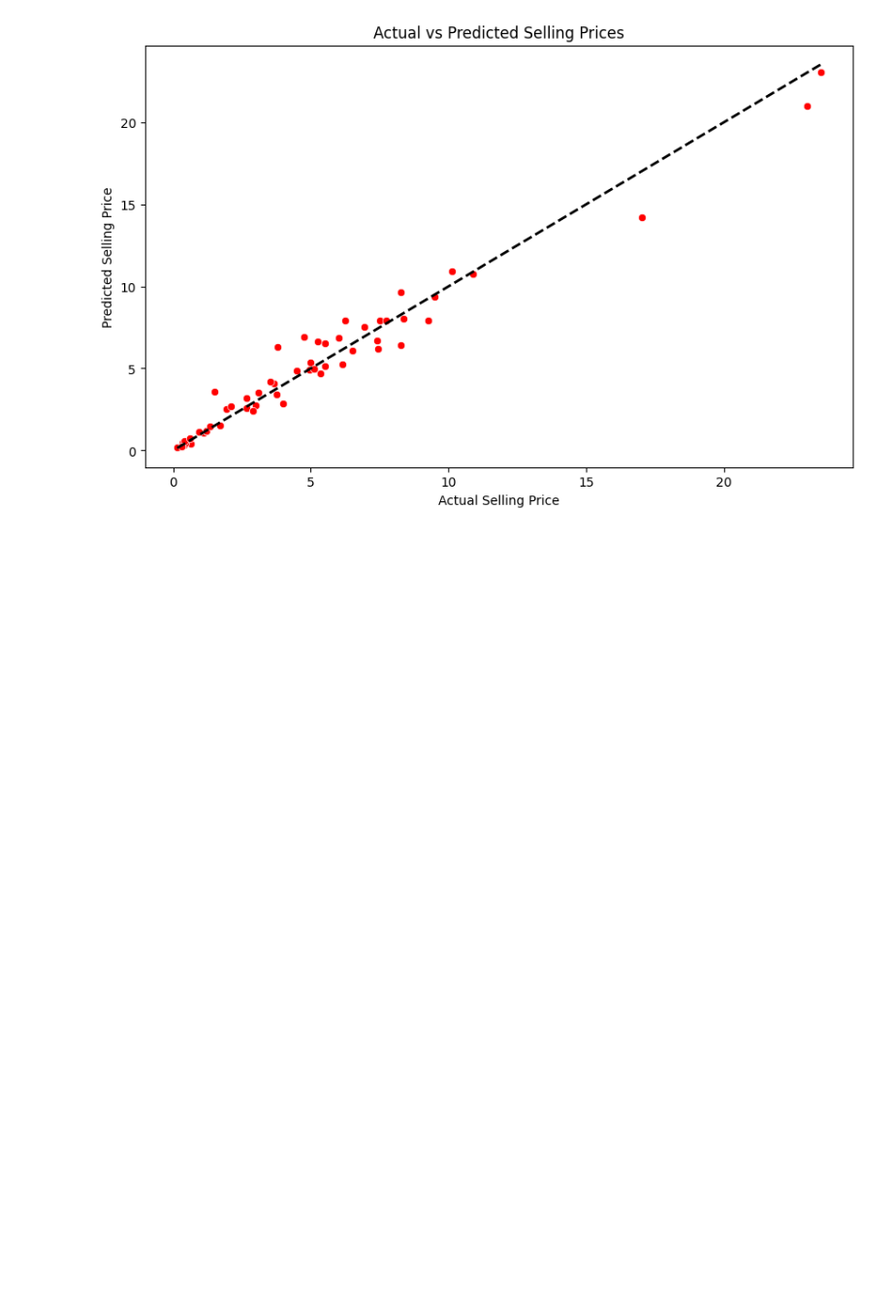
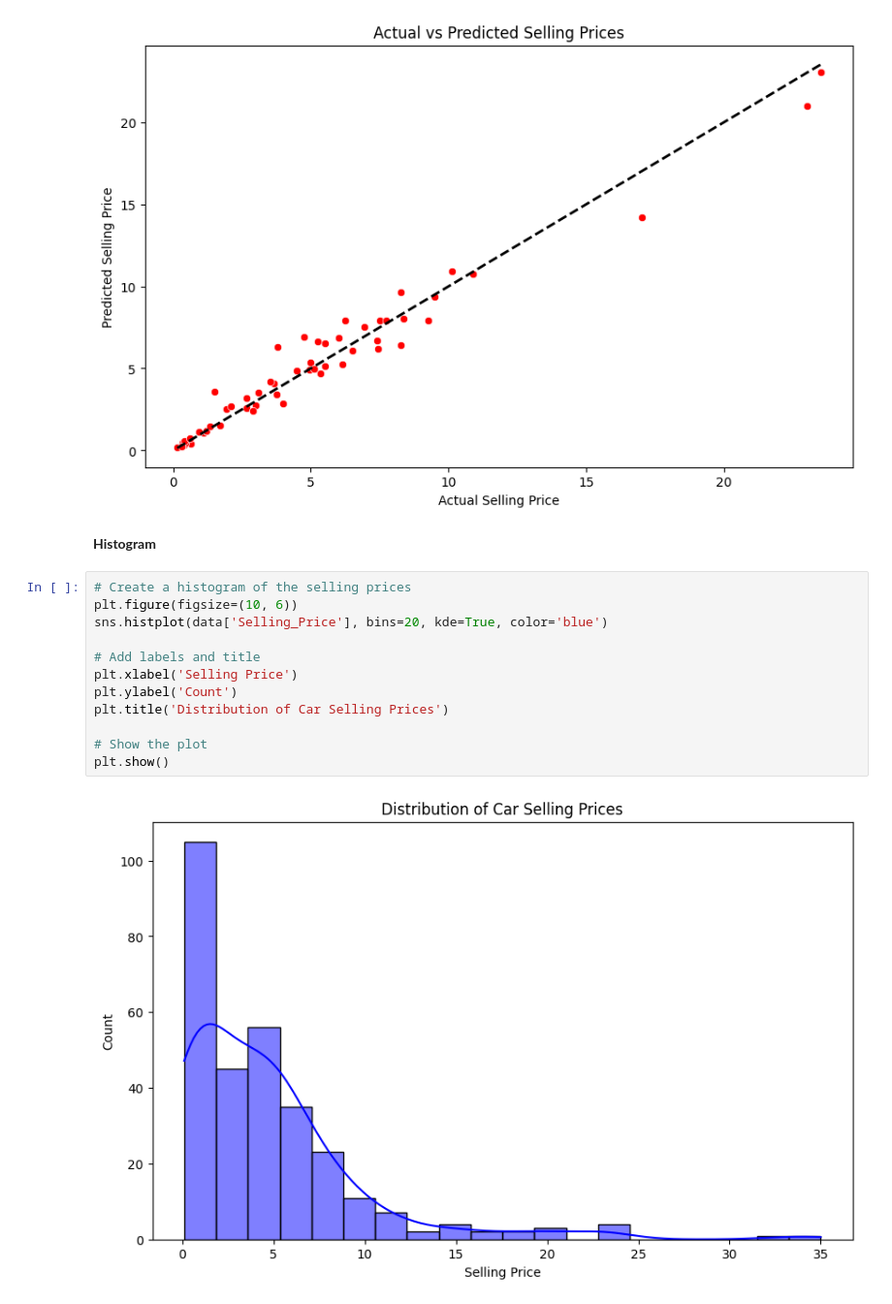
Before and after one commit to Rajdip-projects/OIBSIP, a Jupyter notebook: Car_prediction.ipynb, the cells around one changed output. Shown: that part at 97% size. Cells and saved outputs as stored; diff of their text form; blank space fills up the shorter version.

```diff
--- a/Car_prediction.ipynb
+++ b/Car_prediction.ipynb
@@ -162,3 +181,19 @@ plt.title('Actual vs Predicted Selling Prices')
 plt.show()
 # %% [output]
 [figure]
+# %% [markdown]
+**Histogram**
+# %%
+# Create a histogram of the selling prices
+plt.figure(figsize=(10, 6))
+sns.histplot(data['Selling_Price'], bins=20, kde=True, color='blue')
+
+# Add labels and title
+plt.xlabel('Selling Price')
+plt.ylabel('Count')
+plt.title('Distribution of Car Selling Prices')
+
+# Show the plot
+plt.show()
+# %% [output]
+[figure, added]
```
Also changed, not shown: parts of 20 cells of this notebook.
